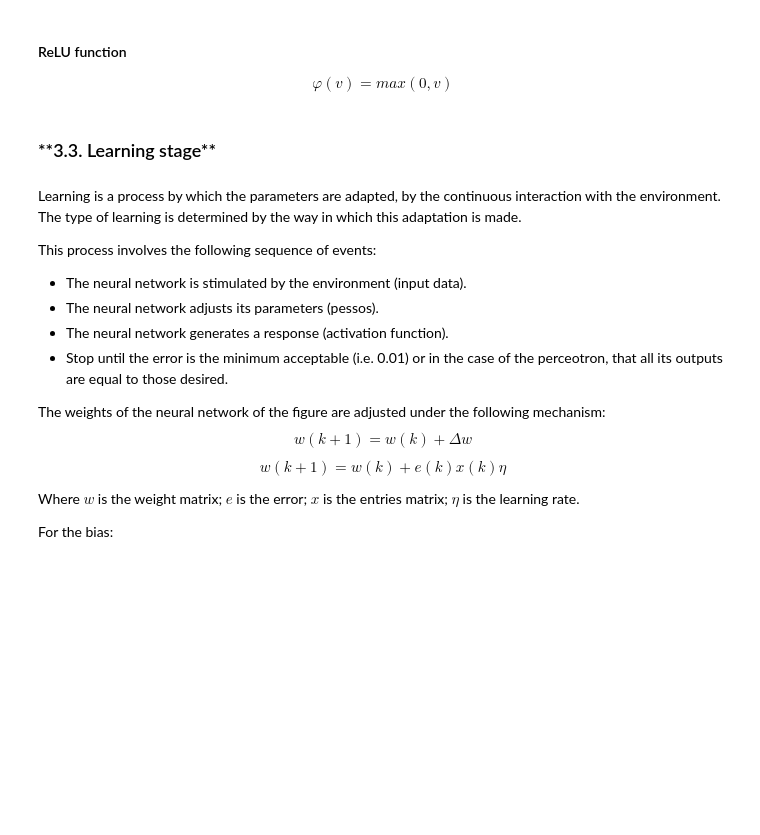
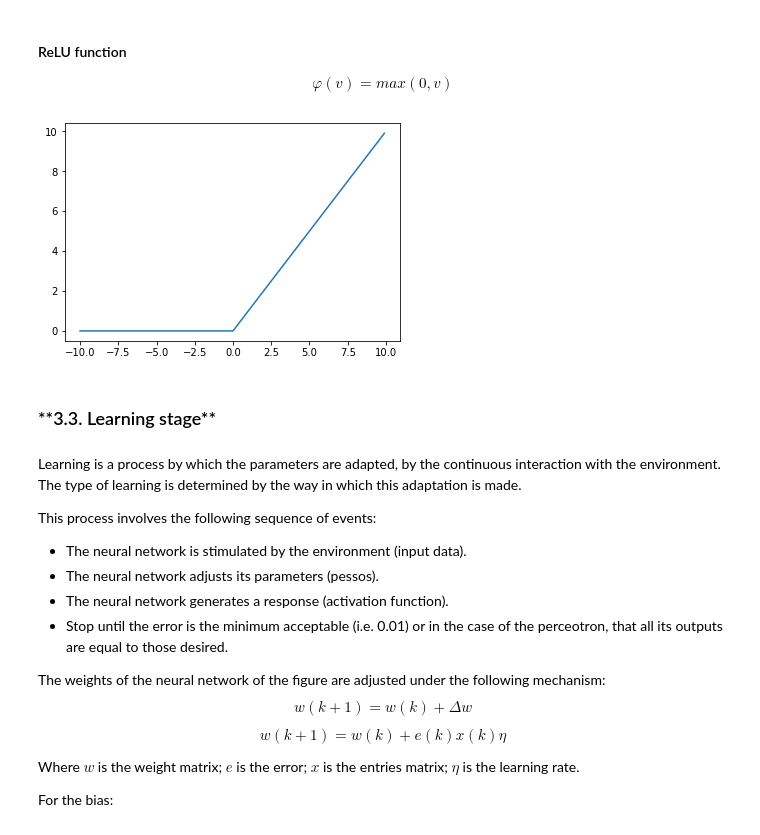
Before and after one commit to asp1420/c1, a Jupyter notebook: notebook/ann_en.ipynb, the cells around one changed output. Cells and saved outputs as stored; diff of their text form; code cells hidden in the pictures; blank space fills up the shorter version.

```diff
--- a/notebook/ann_en.ipynb
+++ b/notebook/ann_en.ipynb
@@ -157,15 +163,18 @@ plt.show()
 # %%
 import numpy as np
 import matplotlib.pyplot as plt
 import math
 
 def relu(v):
     return v*(v>0)
 
 l = np.array(np.arange(-10, 10, 0.1))
+f = relu(l)
 
-plt.plot(l, relu(l))
+plt.plot(l, f)
 plt.show()
+# %% [output]
+[figure, added]
 # %% [markdown]
 <a id="ref3_3"></a>
 <h3>**3.3. Learning stage**</h3>
```
Also changed, not shown: parts of 52 cells of this notebook.
